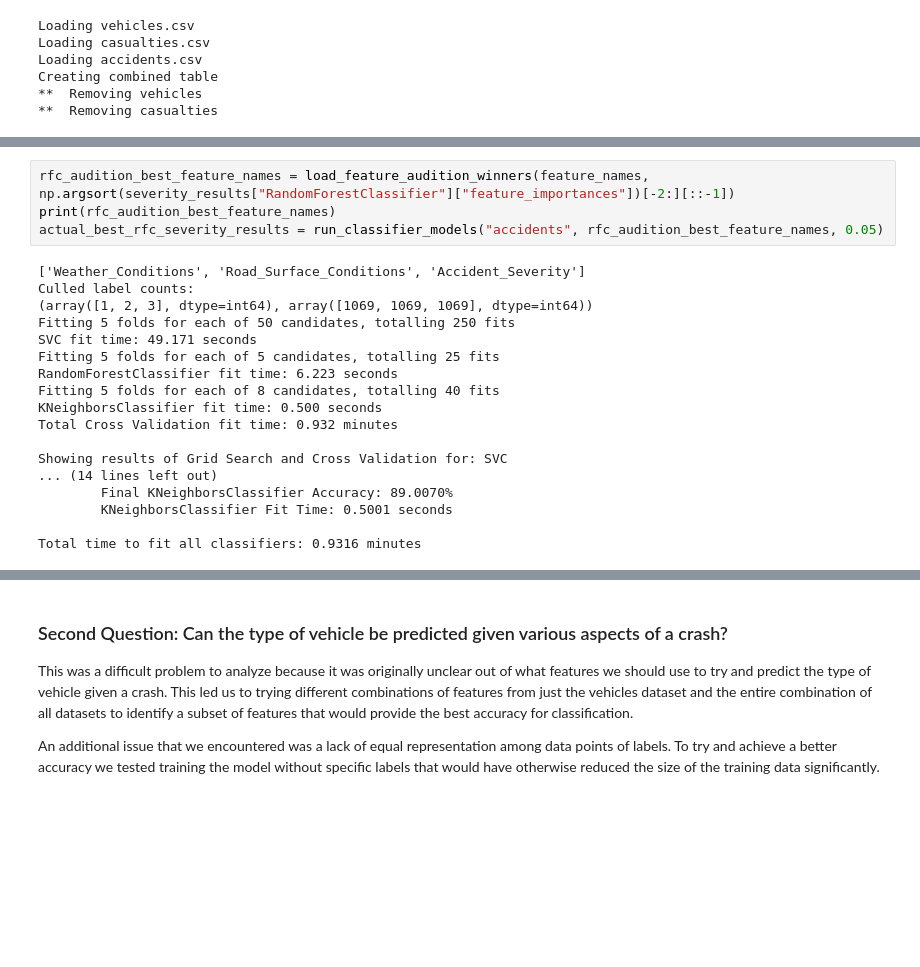
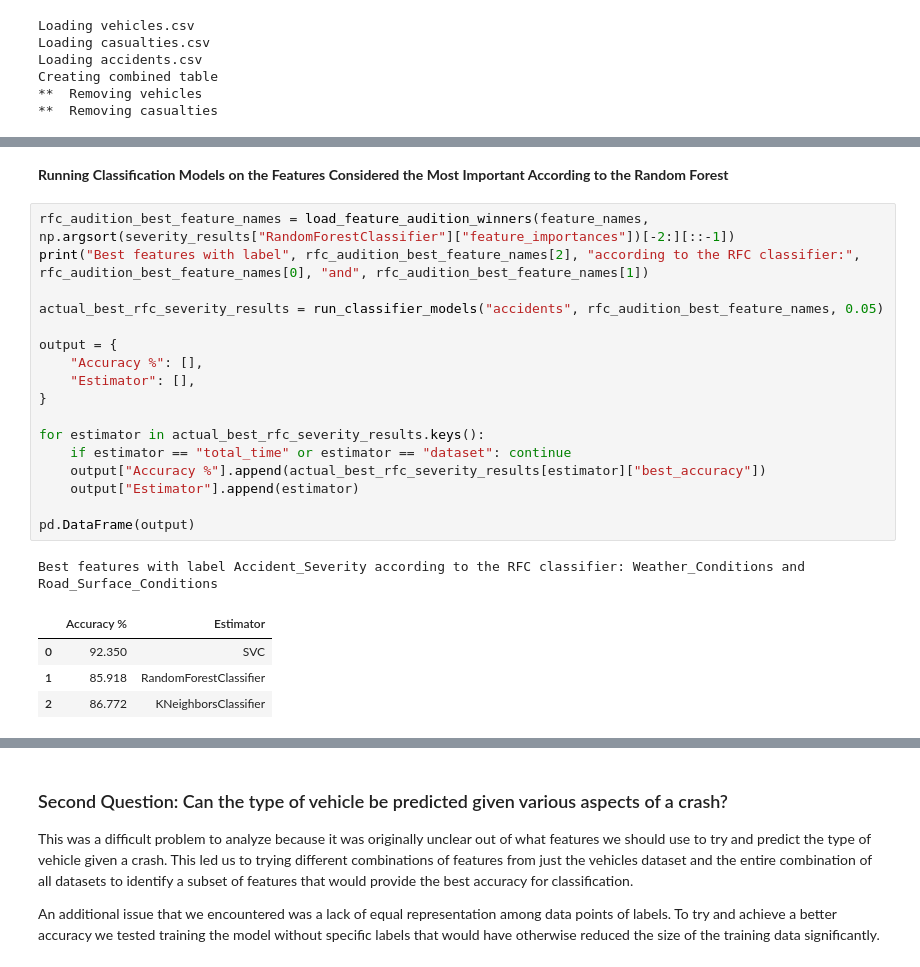
Before and after one commit to corbin-hayden13/CS345_UK_Accident_Analysis, a Jupyter notebook: UK_Accident_Analysis 2.ipynb, the cells around one changed output, grey strips where cells are left out. Drawn from its saved outputs; the diff is of its cells as text; blank space fills up the shorter version.

```diff
--- a/UK_Accident_Analysis 2.ipynb
+++ b/UK_Accident_Analysis 2.ipynb
@@ -342,22 +357,25 @@ print(np.argsort(severity_results["SVC"]["feature_importances"])[-2:][::-1])
+# %% [markdown]
+**Running Classification Models on the Features Considered the Most Important According to the Random Forest**
 # %%
 rfc_audition_best_feature_names = load_feature_audition_winners(feature_names, np.argsort(severity_results["RandomForestClassifier"]["feature_importances"])[-2:][::-1])
-print(rfc_audition_best_feature_names)
+print("Best features with label", rfc_audition_best_feature_names[2], "according to the RFC classifier:", rfc_audition_best_feature_names[0], "and", rfc_audition_best_feature_names[1])
+
 actual_best_rfc_severity_results = run_classifier_models("accidents", rfc_audition_best_feature_names, 0.05)
+
+output = {
+    "Accuracy %": [],
+    "Estimator": [],
+}
+
+for estimator in actual_best_rfc_severity_results.keys():
+    if estimator == "total_time" or estimator == "dataset": continue
+    output["Accuracy %"].append(actual_best_rfc_severity_results[estimator]["best_accuracy"])
+    output["Estimator"].append(estimator)
+
+pd.DataFrame(output)
 # %% [output]
-['Weather_Conditions', 'Road_Surface_Conditions', 'Accident_Severity']
-Culled label counts:
-(array([1, 2, 3], dtype=int64), array([1069, 1069, 1069], dtype=int64))
-Fitting 5 folds for each of 50 candidates, totalling 250 fits
-SVC fit time: 49.171 seconds
-Fitting 5 folds for each of 5 candidates, totalling 25 fits
-RandomForestClassifier fit time: 6.223 seconds
-Fitting 5 folds for each of 8 candidates, totalling 40 fits
-KNeighborsClassifier fit time: 0.500 seconds
-Total Cross Validation fit time: 0.932 minutes
-
-Showing results of Grid Search and Cross Validation for: SVC
-... (14 lines left out)
-        Final KNeighborsClassifier Accuracy: 89.0070%
-        KNeighborsClassifier Fit Time: 0.5001 seconds
-
-Total time to fit all classifiers: 0.9316 minutes
+Best features with label Accident_Severity according to the RFC classifier: Weather_Conditions and Road_Surface_Conditions
+|  | Accuracy % | Estimator |
+| 0 | 92.350 | SVC |
+| 1 | 85.918 | RandomForestClassifier |
+| 2 | 86.772 | KNeighborsClassifier |
```
Also changed, not shown: parts of 24 cells of this notebook.
